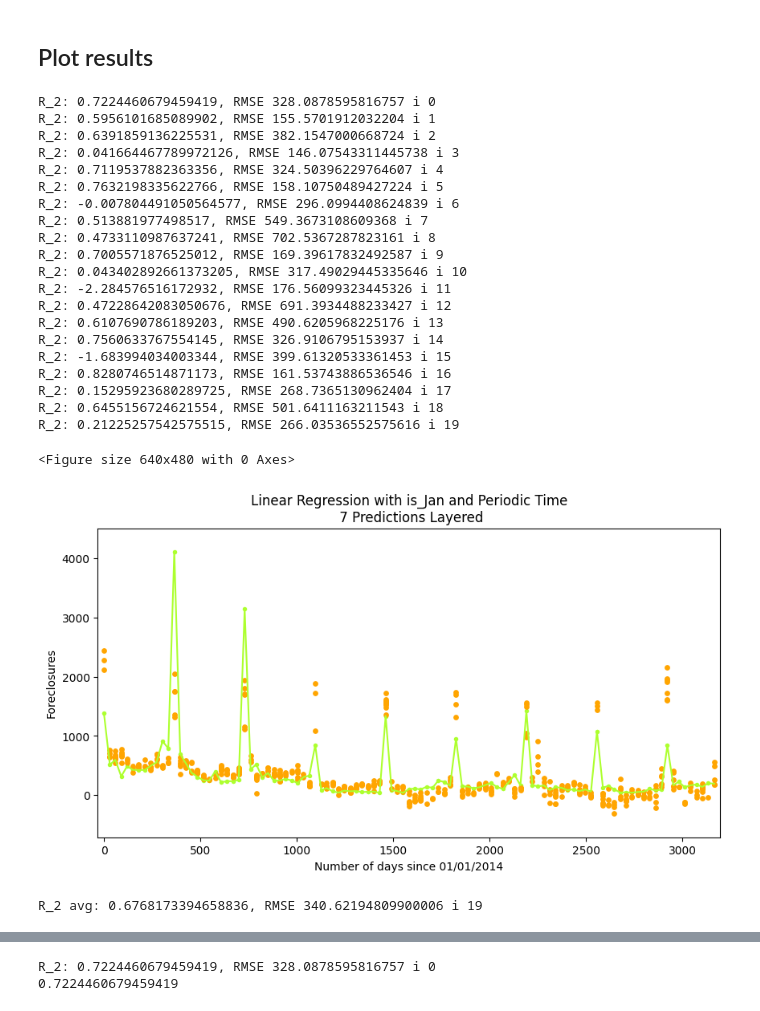
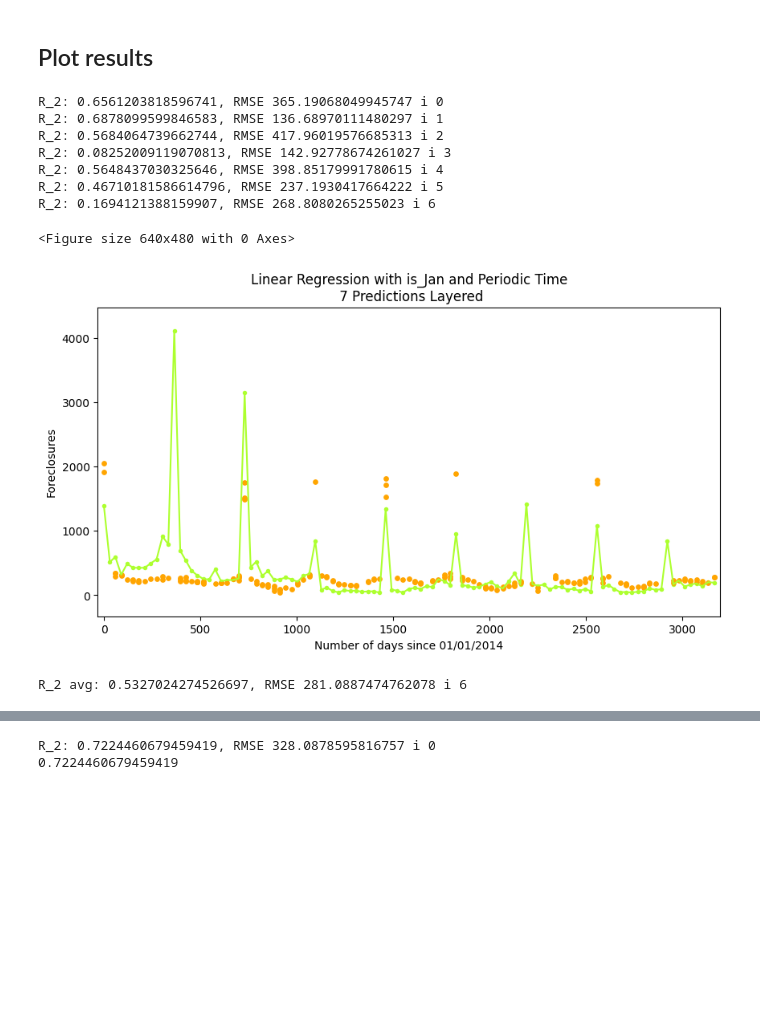
Before and after one commit to Shramster/Predicting-Los-Angeles-Foreclosures, a Jupyter notebook: application/LinearRegression_isJan_and_periodic.ipynb, the cells around one changed output, grey strips where cells are left out. Saved outputs shown, nothing was run; the diff lists cells and outputs as text; code cells hidden in the pictures; blank space fills up the shorter version.

```diff
--- a/application/LinearRegression_isJan_and_periodic.ipynb
+++ b/application/LinearRegression_isJan_and_periodic.ipynb
@@ -99,53 +99,40 @@ Index(['CAUR', 'Average DGS', 'DFF', 'NASDAQCOM', 'ZHVI', 'MORT30US',
 # %%
 # Plot the results
 avg_rmse = 0
 avg_r2 = 0
 plt.figure()
 plt.figure(figsize=(10,5))
 plt.margins(x=0.01,y=0.09)
 plt.plot(X['DATE_DELTA'], y, color="greenyellow", lw=1.5)
 plt.scatter(X['DATE_DELTA'], y,s=25, edgecolor="white", c="greenyellow")
-for i in range(0,20):
+for i in range(0,7):
     X_train, X_test_3, y_train, y_test = train_test_split(X, y, test_size=0.23, random_state=i)
-    regressor = LinearRegression()
+    regressor = LinearRegression(fit_intercept=True, positive=True)
     regressor.fit(X_train,y_train)
     y_pred_3 = regressor.predict(X_test_3)
     mse = metrics.mean_squared_error(y_test, y_pred_3)
     rmse = np.sqrt(mse)
     print(f"R_2: {r2_score(y_test,y_pred_3)}, RMSE {rmse} i {i}")
     avg_rmse += rmse
     avg_r2 += abs(r2_score(y_test,y_pred_3))
     plt.scatter(X_test_3['DATE_DELTA'], y_pred_3,s=15, c="orange")
 plt.xlabel("Number of days since 01/01/2014")
 plt.ylabel("Foreclosures")
 plt.title("Linear Regression with is_Jan and Periodic Time\n 7 Predictions Layered")
 #plt.savefig('../plots/LinearRegression_Multiple_runs_with_isJan_periodic.png')
 plt.show()
 print(f"R_2 avg: {avg_r2 / i}, RMSE {avg_rmse / (i+1)} i {i}")
 # %% [output]
-R_2: 0.7224460679459419, RMSE 328.0878595816757 i 0
-R_2: 0.5956101685089902, RMSE 155.5701912032204 i 1
-R_2: 0.6391859136225531, RMSE 382.1547000668724 i 2
-R_2: 0.041664467789972126, RMSE 146.07543311445738 i 3
-R_2: 0.7119537882363356, RMSE 324.50396229764607 i 4
-R_2: 0.7632198335622766, RMSE 158.10750489427224 i 5
-R_2: -0.007804491050564577, RMSE 296.0994408624839 i 6
-R_2: 0.513881977498517, RMSE 549.3673108609368 i 7
-R_2: 0.4733110987637241, RMSE 702.5367287823161 i 8
-R_2: 0.7005571876525012, RMSE 169.39617832492587 i 9
-R_2: 0.043402892661373205, RMSE 317.49029445335646 i 10
-R_2: -2.284576516172932, RMSE 176.56099323445326 i 11
-R_2: 0.47228642083050676, RMSE 691.3934488233427 i 12
-R_2: 0.6107690786189203, RMSE 490.6205968225176 i 13
-R_2: 0.7560633767554145, RMSE 326.9106795153937 i 14
-R_2: -1.683994034003344, RMSE 399.61320533361453 i 15
-R_2: 0.8280746514871173, RMSE 161.53743886536546 i 16
-R_2: 0.15295923680289725, RMSE 268.7365130962404 i 17
-R_2: 0.6455156724621554, RMSE 501.6411163211543 i 18
-R_2: 0.21225257542575515, RMSE 266.03536552575616 i 19
+R_2: 0.6561203818596741, RMSE 365.19068049945747 i 0
+R_2: 0.6878099599846583, RMSE 136.68970111480297 i 1
+R_2: 0.5684064739662744, RMSE 417.96019576685313 i 2
+R_2: 0.08252009119070813, RMSE 142.92778674261027 i 3
+R_2: 0.5648437030325646, RMSE 398.85179991780615 i 4
+R_2: 0.46710181586614796, RMSE 237.1930417664222 i 5
+R_2: 0.1694121388159907, RMSE 268.8080265255023 i 6
 <Figure size 640x480 with 0 Axes>
-[figure, old version]
+[figure, new version]
-R_2 avg: 0.6768173394658836, RMSE 340.62194809900006 i 19
+R_2 avg: 0.5327024274526697, RMSE 281.0887474762078 i 6
 # %%
 linregression = LinearRegression()
 linregression.fit(X_train,y_train)
```
Also changed, not shown: parts of 2 cells of this notebook, 8 other files.
